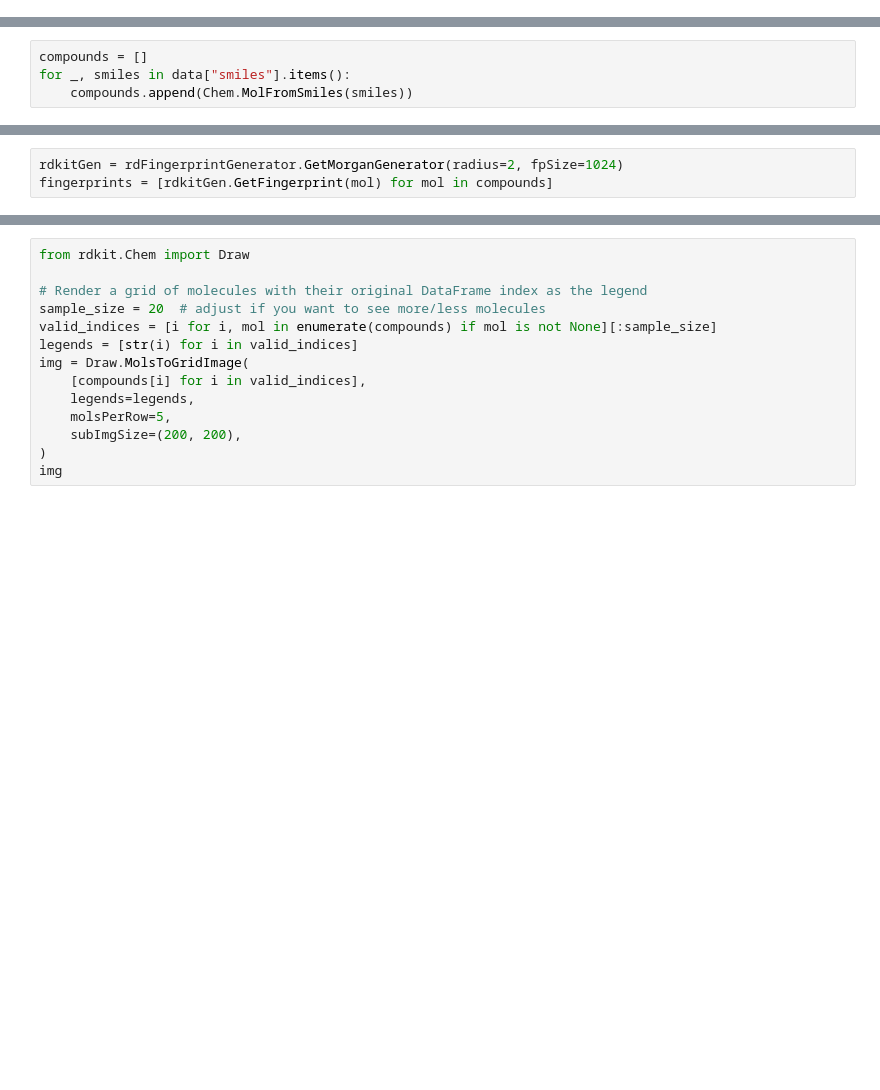
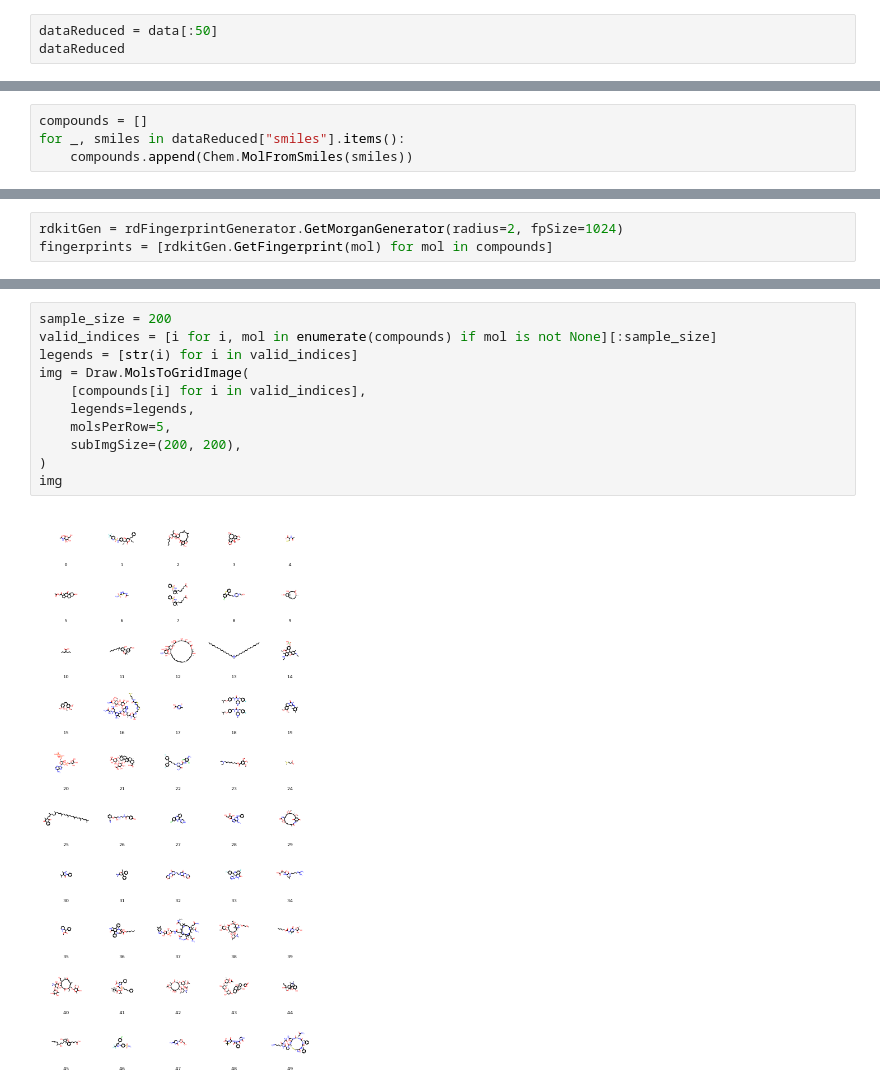
Before and after one commit to fkkarpinski/licencjat_git, a Jupyter notebook: notebook.ipynb, the cells around one changed output, grey strips where cells are left out. Saved outputs shown, nothing was run; the diff lists cells and outputs as text; blank space fills up the shorter version.

```diff
--- a/notebook.ipynb
+++ b/notebook.ipynb
@@ -19,0 +29,3 @@ data.head()
+# %%
+dataReduced = data[:50]
+dataReduced
@@ -20,4 +50,4 @@ data.head()
 # %%
 compounds = []
-for _, smiles in data["smiles"].items():
+for _, smiles in dataReduced["smiles"].items():
     compounds.append(Chem.MolFromSmiles(smiles))
@@ -50,15 +62,14 @@ Number of compounds converted: 8336
 Fingerprint length per compound: 1024
 # %%
-from rdkit.Chem import Draw
-
-# Render a grid of molecules with their original DataFrame index as the legend
-sample_size = 20  # adjust if you want to see more/less molecules
+sample_size = 200
 valid_indices = [i for i, mol in enumerate(compounds) if mol is not None][:sample_size]
 legends = [str(i) for i in valid_indices]
 img = Draw.MolsToGridImage(
     [compounds[i] for i in valid_indices],
     legends=legends,
     molsPerRow=5,
     subImgSize=(200, 200),
 )
 img
+# %% [output]
+[figure, added]
```
Also changed, not shown: parts of 7 cells of this notebook, 1 other file.
